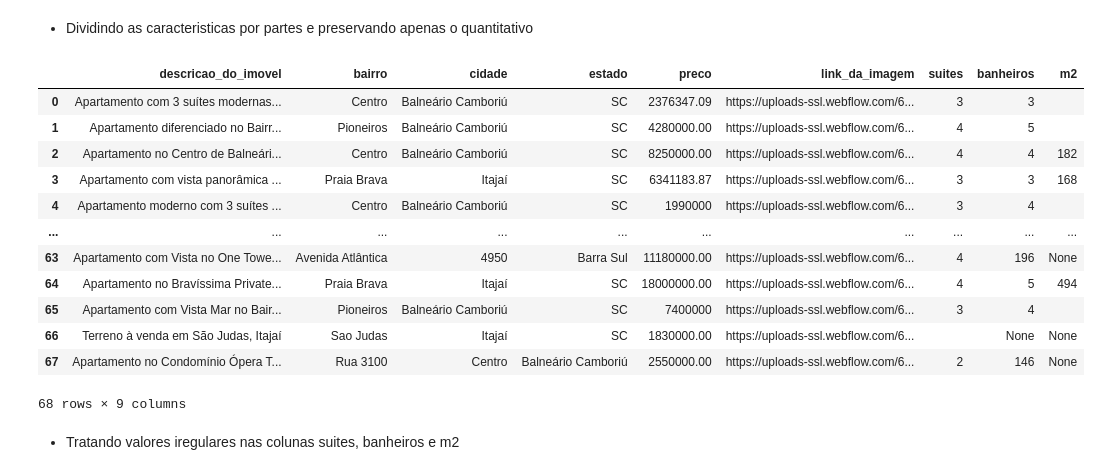
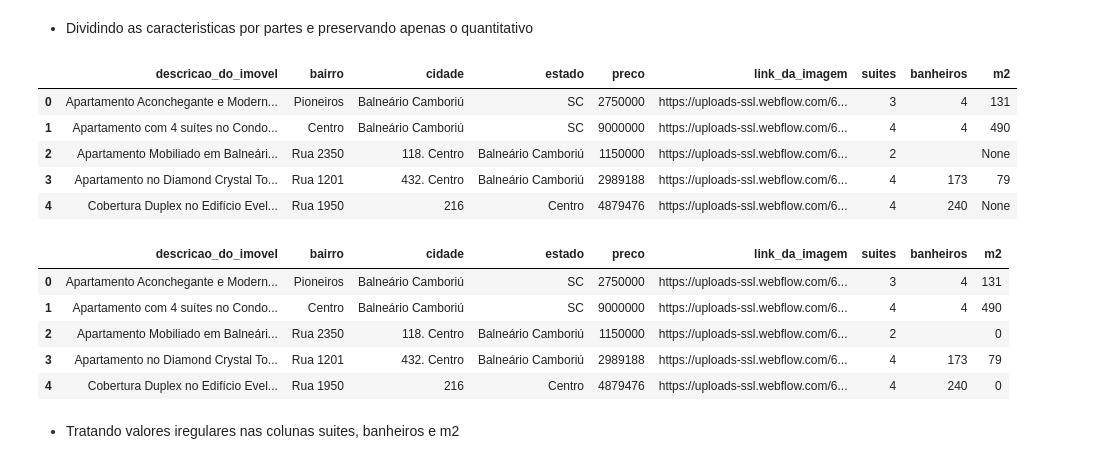
Before and after one commit to michellssgui22/PROJETOS_ESTUDO_WEBSCRAPER, a Jupyter notebook: projetos/imoveis-bc.ipynb, the cells around one changed output. Saved outputs shown, nothing was run; the diff lists cells and outputs as text; code cells hidden in the pictures.

```diff
--- a/projetos/imoveis-bc.ipynb
+++ b/projetos/imoveis-bc.ipynb
@@ -160,0 +167,5 @@ df.head()
+# %%
+df['preco'] = df['preco'].replace(',', '')
+new = df['preco'].str.split('.', expand=True)
+df['preco'] = new[0]
+df.head()
@@ -215,39 +219,43 @@ df
 # %% [markdown]
 * Dividindo as caracteristicas por partes e preservando apenas o quantitativo
 # %%
-df['preco'] = df['preco'].str.replace('Sobconsulta', ',')
+df['preco'] = df['preco'].str.replace('Sobconsulta', '')
+df['preco'] = df['preco'].str.replace('SobConsulta', '')
+df['preco'] = df['preco'].str.replace('Apartirde', '')
+df['caracteristicas_do_imovel'] = df['caracteristicas_do_imovel'].str.replace(' m2', ',')
 df['caracteristicas_do_imovel'] = df['caracteristicas_do_imovel'].str.replace('suítes', ',')
 df['caracteristicas_do_imovel'] = df['caracteristicas_do_imovel'].str.replace('suíte', ',')
 df['caracteristicas_do_imovel'] = df['caracteristicas_do_imovel'].str.replace('banheiros', ',')
 df['caracteristicas_do_imovel'] = df['caracteristicas_do_imovel'].str.replace('m² área privativa', '')
 df['caracteristicas_do_imovel'] = df['caracteristicas_do_imovel'].str.replace(' m² área total', '')
 df['caracteristicas_do_imovel'] = df['caracteristicas_do_imovel'].str.replace('m²', '')
 df['caracteristicas_do_imovel'] = df['caracteristicas_do_imovel'].str.replace('a partir de ', '')
 df['caracteristicas_do_imovel'] = df['caracteristicas_do_imovel'].str.replace(' de terreno', '')
 df['caracteristicas_do_imovel'] = df['caracteristicas_do_imovel'].str.replace('  de área privativa', '')
 df['caracteristicas_do_imovel'] = df['caracteristicas_do_imovel'].str.replace('200.00', '200')
 
 new = df['caracteristicas_do_imovel'].str.split('[,]', expand=True)
 df['suites'] = new[0]
 df['banheiros'] = new[1]
 df['m2'] = new[2]
 df.drop(columns=['caracteristicas_do_imovel'], inplace=True)
-df
+df.head()
 # %% [output]
 |  | descricao_do_imovel | bairro | cidade | estado | preco | link_da_imagem | suites | banheiros | m2 |
-| 0 | Apartamento com 3 suítes modernas... | Centro | Balneário Camboriú | SC | 2376347.09 | https://uploads-ssl.webflow.com/6... | 3 | 3 |  |
-| 1 | Apartamento diferenciado no Bairr... | Pioneiros | Balneário Camboriú | SC | 4280000.00 | https://uploads-ssl.webflow.com/6... | 4 | 5 |  |
-| 2 | Apartamento no Centro de Balneári... | Centro | Balneário Camboriú | SC | 8250000.00 | https://uploads-ssl.webflow.com/6... | 4 | 4 | 182 |
-| 3 | Apartamento com vista panorâmica ... | Praia Brava | Itajaí | SC | 6341183.87 | https://uploads-ssl.webflow.com/6... | 3 | 3 | 168 |
-| 4 | Apartamento moderno com 3 suítes ... | Centro | Balneário Camboriú | SC | 1990000 | https://uploads-ssl.webflow.com/6... | 3 | 4 |  |
-| ... | ... | ... | ... | ... | ... | ... | ... | ... | ... |
-| 63 | Apartamento com Vista no One Towe... | Avenida Atlântica | 4950 | Barra Sul | 11180000.00 | https://uploads-ssl.webflow.com/6... | 4 | 196 | None |
-| 64 | Apartamento no Bravíssima Private... | Praia Brava | Itajaí | SC | 18000000.00 | https://uploads-ssl.webflow.com/6... | 4 | 5 | 494 |
-| 65 | Apartamento com Vista Mar no Bair... | Pioneiros | Balneário Camboriú | SC | 7400000 | https://uploads-ssl.webflow.com/6... | 3 | 4 |  |
-| 66 | Terreno à venda em São Judas, Itajaí | Sao Judas | Itajaí | SC | 1830000.00 | https://uploads-ssl.webflow.com/6... |  | None | None |
-| 67 | Apartamento no Condomínio Ópera T... | Rua 3100 | Centro | Balneário Camboriú | 2550000.00 | https://uploads-ssl.webflow.com/6... | 2 | 146 | None |
+| 0 | Apartamento Aconchegante e Modern... | Pioneiros | Balneário Camboriú | SC | 2750000 | https://uploads-ssl.webflow.com/6... | 3 | 4 | 131 |
+| 1 | Apartamento com 4 suítes no Condo... | Centro | Balneário Camboriú | SC | 9000000 | https://uploads-ssl.webflow.com/6... | 4 | 4 | 490 |
+| 2 | Apartamento Mobiliado em Balneári... | Rua 2350 | 118. Centro | Balneário Camboriú | 1150000 | https://uploads-ssl.webflow.com/6... | 2 |  | None |
+| 3 | Apartamento no Diamond Crystal To... | Rua 1201 | 432. Centro | Balneário Camboriú | 2989188 | https://uploads-ssl.webflow.com/6... | 4 | 173 | 79 |
+| 4 | Cobertura Duplex no Edifício Evel... | Rua 1950 | 216 | Centro | 4879476 | https://uploads-ssl.webflow.com/6... | 4 | 240 | None |
-68 rows × 9 columns
 # %%
 df = df.fillna(0)
+df.head()
+# %% [output]
+|  | descricao_do_imovel | bairro | cidade | estado | preco | link_da_imagem | suites | banheiros | m2 |
+| 0 | Apartamento Aconchegante e Modern... | Pioneiros | Balneário Camboriú | SC | 2750000 | https://uploads-ssl.webflow.com/6... | 3 | 4 | 131 |
+| 1 | Apartamento com 4 suítes no Condo... | Centro | Balneário Camboriú | SC | 9000000 | https://uploads-ssl.webflow.com/6... | 4 | 4 | 490 |
+| 2 | Apartamento Mobiliado em Balneári... | Rua 2350 | 118. Centro | Balneário Camboriú | 1150000 | https://uploads-ssl.webflow.com/6... | 2 |  | 0 |
+| 3 | Apartamento no Diamond Crystal To... | Rua 1201 | 432. Centro | Balneário Camboriú | 2989188 | https://uploads-ssl.webflow.com/6... | 4 | 173 | 79 |
+| 4 | Cobertura Duplex no Edifício Evel... | Rua 1950 | 216 | Centro | 4879476 | https://uploads-ssl.webflow.com/6... | 4 | 240 | 0 |
 # %% [markdown]
 * Tratando valores iregulares nas colunas suites, banheiros e m2
```
Also changed, not shown: parts of 41 cells of this notebook.
